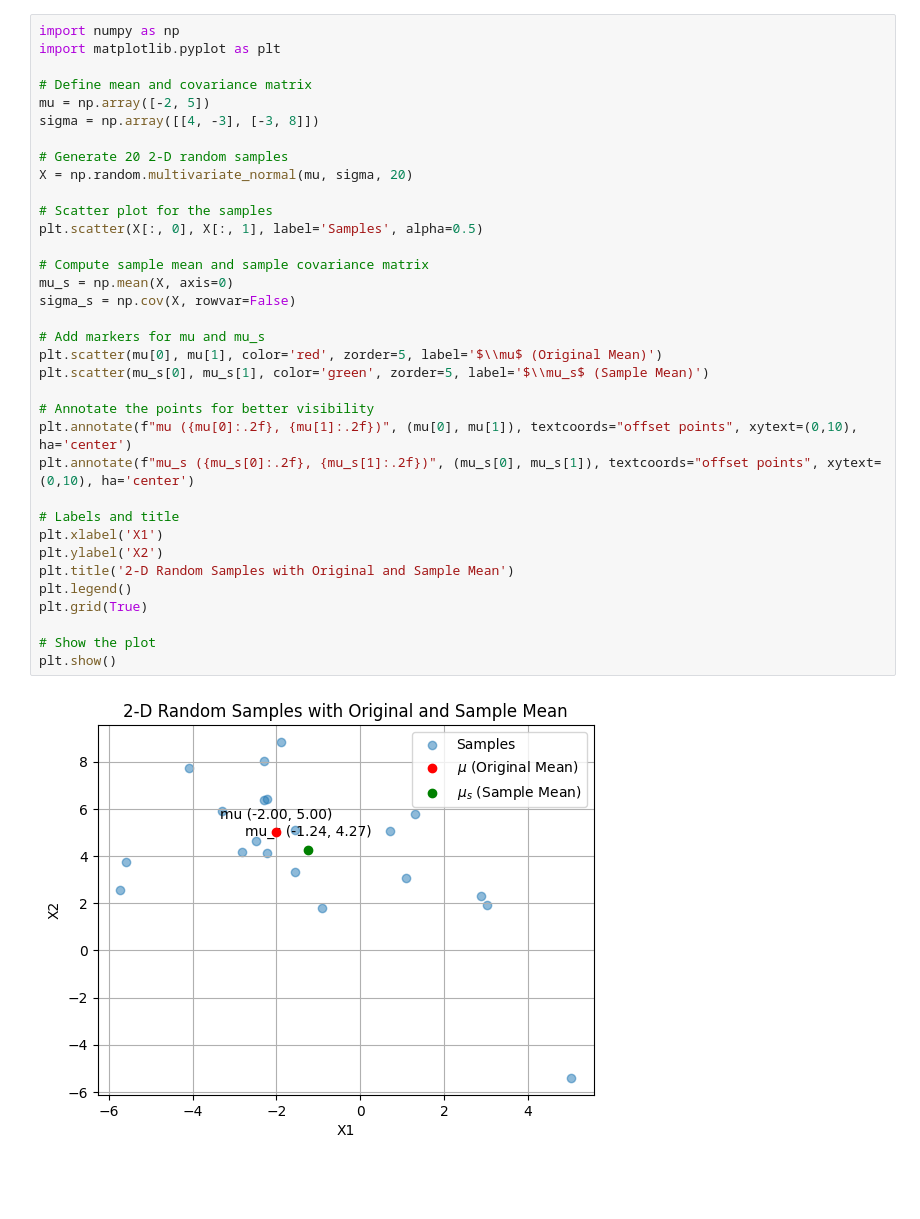
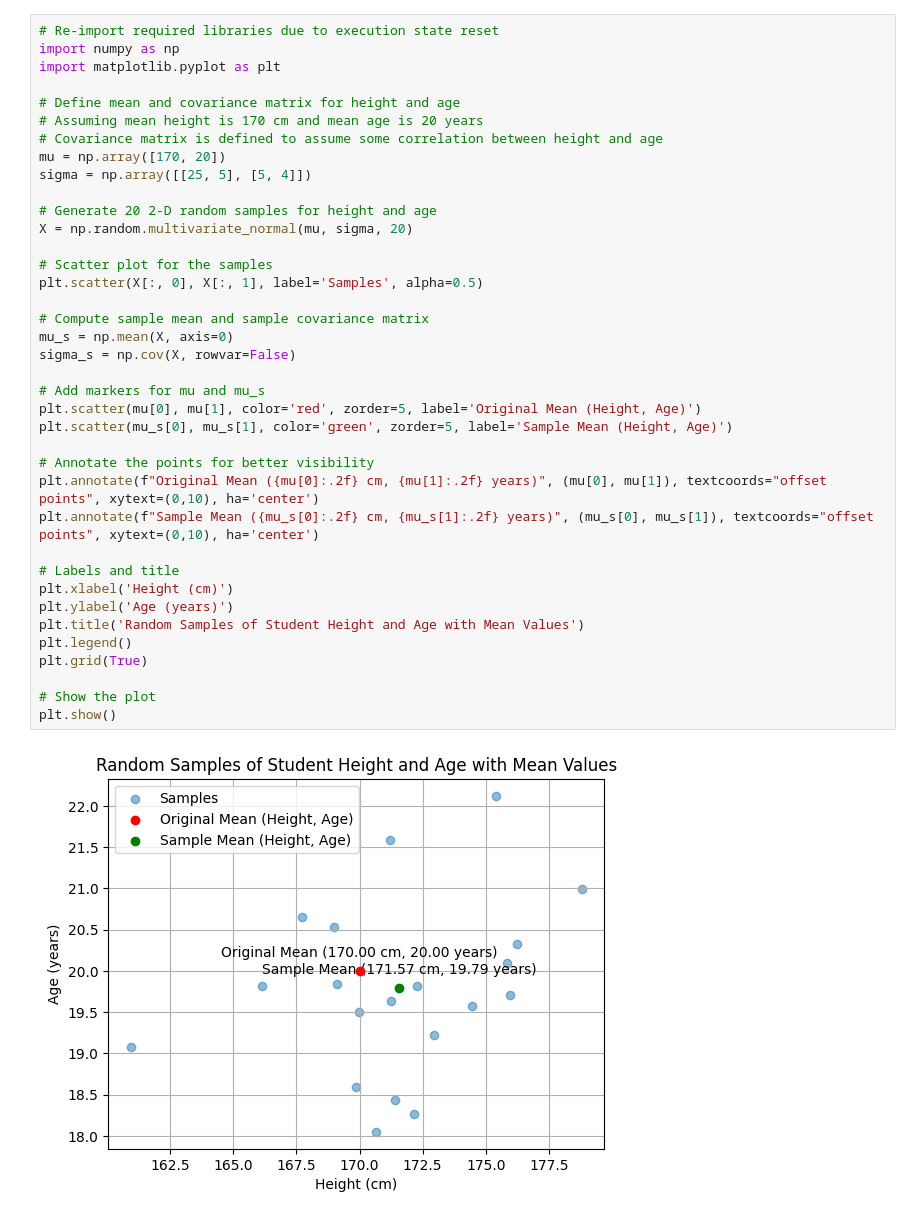
Before and after one commit to amelie-girard7/Image-Processing-and-Pattern-Recognition, a Jupyter notebook: src/chapter1/2D_random_variables.ipynb, the cells around one changed output. Drawn from its saved outputs; the diff is of its cells as text; blank space fills up the shorter version.

```diff
--- a/src/chapter1/2D_random_variables.ipynb
+++ b/src/chapter1/2D_random_variables.ipynb
@@ -1,37 +1,40 @@
 # %%
+# Re-import required libraries due to execution state reset
 import numpy as np
 import matplotlib.pyplot as plt
 
-# Define mean and covariance matrix
-mu = np.array([-2, 5])
-sigma = np.array([[4, -3], [-3, 8]])
+# Define mean and covariance matrix for height and age
+# Assuming mean height is 170 cm and mean age is 20 years
+# Covariance matrix is defined to assume some correlation between height and age
+mu = np.array([170, 20])
+sigma = np.array([[25, 5], [5, 4]])
 
-# Generate 20 2-D random samples
+# Generate 20 2-D random samples for height and age
 X = np.random.multivariate_normal(mu, sigma, 20)
 
 # Scatter plot for the samples
 plt.scatter(X[:, 0], X[:, 1], label='Samples', alpha=0.5)
 
 # Compute sample mean and sample covariance matrix
 mu_s = np.mean(X, axis=0)
 sigma_s = np.cov(X, rowvar=False)
 
 # Add markers for mu and mu_s
-plt.scatter(mu[0], mu[1], color='red', zorder=5, label='$\\mu$ (Original Mean)')
-plt.scatter(mu_s[0], mu_s[1], color='green', zorder=5, label='$\\mu_s$ (Sample Mean)')
+plt.scatter(mu[0], mu[1], color='red', zorder=5, label='Original Mean (Height, Age)')
+plt.scatter(mu_s[0], mu_s[1], color='green', zorder=5, label='Sample Mean (Height, Age)')
 
 # Annotate the points for better visibility
-plt.annotate(f"mu ({mu[0]:.2f}, {mu[1]:.2f})", (mu[0], mu[1]), textcoords="offset points", xytext=(0,10), ha='center')
-plt.annotate(f"mu_s ({mu_s[0]:.2f}, {mu_s[1]:.2f})", (mu_s[0], mu_s[1]), textcoords="offset points", xytext=(0,10), ha='center')
+plt.annotate(f"Original Mean ({mu[0]:.2f} cm, {mu[1]:.2f} years)", (mu[0], mu[1]), textcoords="offset points", xytext=(0,10), ha='center')
+plt.annotate(f"Sample Mean ({mu_s[0]:.2f} cm, {mu_s[1]:.2f} years)", (mu_s[0], mu_s[1]), textcoords="offset points", xytext=(0,10), ha='center')
 
 # Labels and title
-plt.xlabel('X1')
-plt.ylabel('X2')
-plt.title('2-D Random Samples with Original and Sample Mean')
+plt.xlabel('Height (cm)')
+plt.ylabel('Age (years)')
+plt.title('Random Samples of Student Height and Age with Mean Values')
 plt.legend()
 plt.grid(True)
 
 # Show the plot
 plt.show()
 # %% [output]
-[figure, old version]
+[figure, new version]
```
Also changed, not shown: 9 other files.
